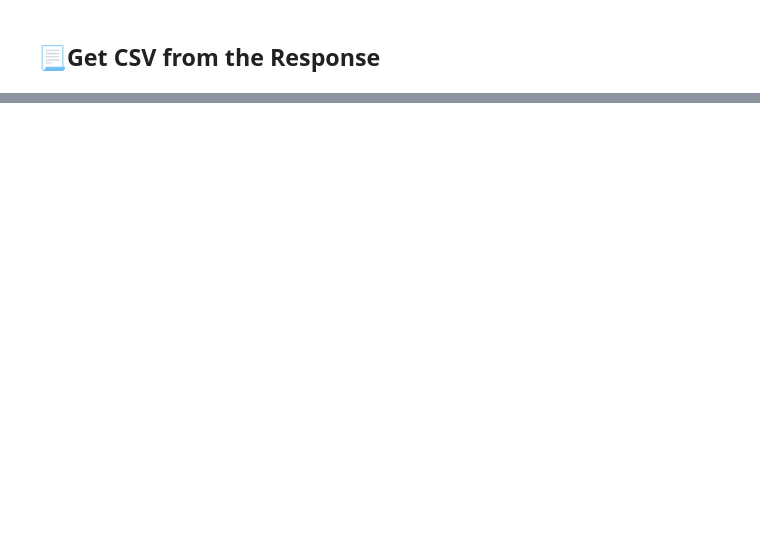
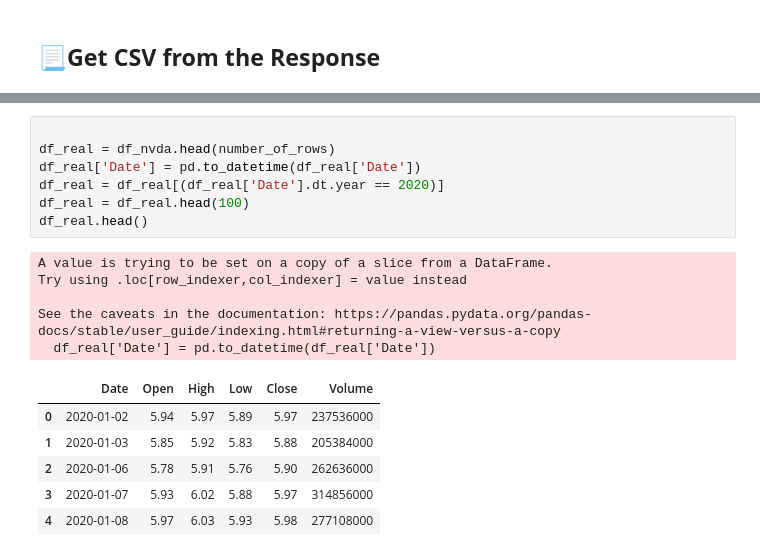
Before and after one commit to victorsobottka/bse-thesis-synthetic-data, a Jupyter notebook: deepseek_syntheticdata_zeroshot.ipynb, the cells around one changed output, grey strips where cells are left out. Drawn from its saved outputs; the diff is of its cells as text; blank space fills up the shorter version.

```diff
--- a/deepseek_syntheticdata_zeroshot.ipynb
+++ b/deepseek_syntheticdata_zeroshot.ipynb
@@ -113,0 +166,19 @@ date,return
+# %%
+
+df_real = df_nvda.head(number_of_rows)
+df_real['Date'] = pd.to_datetime(df_real['Date'])
+df_real = df_real[(df_real['Date'].dt.year == 2020)]
+df_real = df_real.head(100)
+df_real.head()
+# %% [output]
+A value is trying to be set on a copy of a slice from a DataFrame.
+Try using .loc[row_indexer,col_indexer] = value instead
+
+See the caveats in the documentation: https://pandas.pydata.org/pandas-docs/stable/user_guide/indexing.html#returning-a-view-versus-a-copy
+  df_real['Date'] = pd.to_datetime(df_real['Date'])
+|  | Date | Open | High | Low | Close | Volume |
+| 0 | 2020-01-02 | 5.94 | 5.97 | 5.89 | 5.97 | 237536000 |
+| 1 | 2020-01-03 | 5.85 | 5.92 | 5.83 | 5.88 | 205384000 |
+| 2 | 2020-01-06 | 5.78 | 5.91 | 5.76 | 5.90 | 262636000 |
+| 3 | 2020-01-07 | 5.93 | 6.02 | 5.88 | 5.97 | 314856000 |
+| 4 | 2020-01-08 | 5.97 | 6.03 | 5.93 | 5.98 | 277108000 |
```
Also changed, not shown: parts of 16 cells of this notebook.
